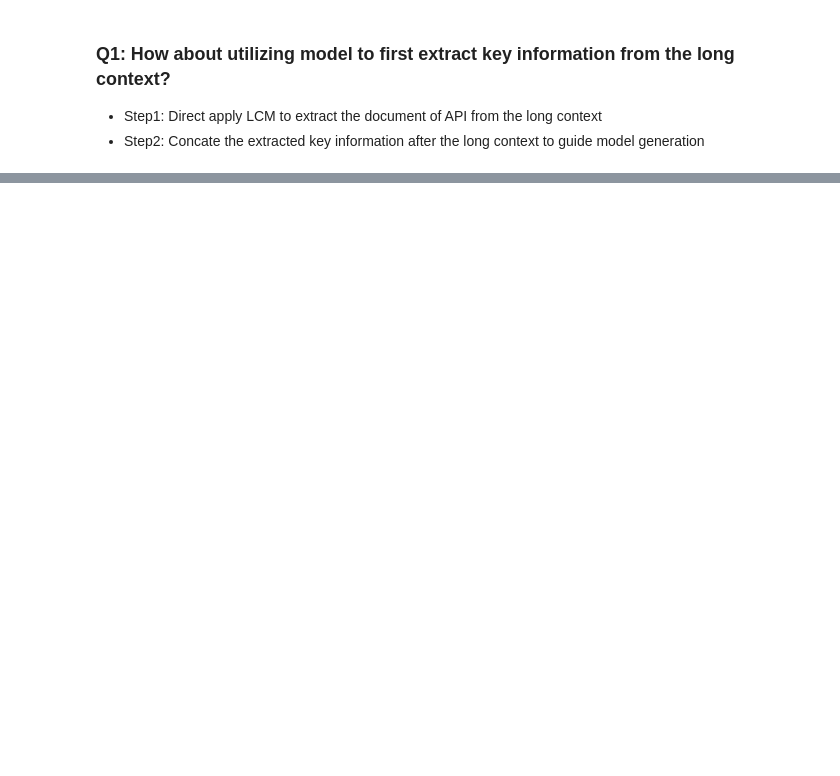
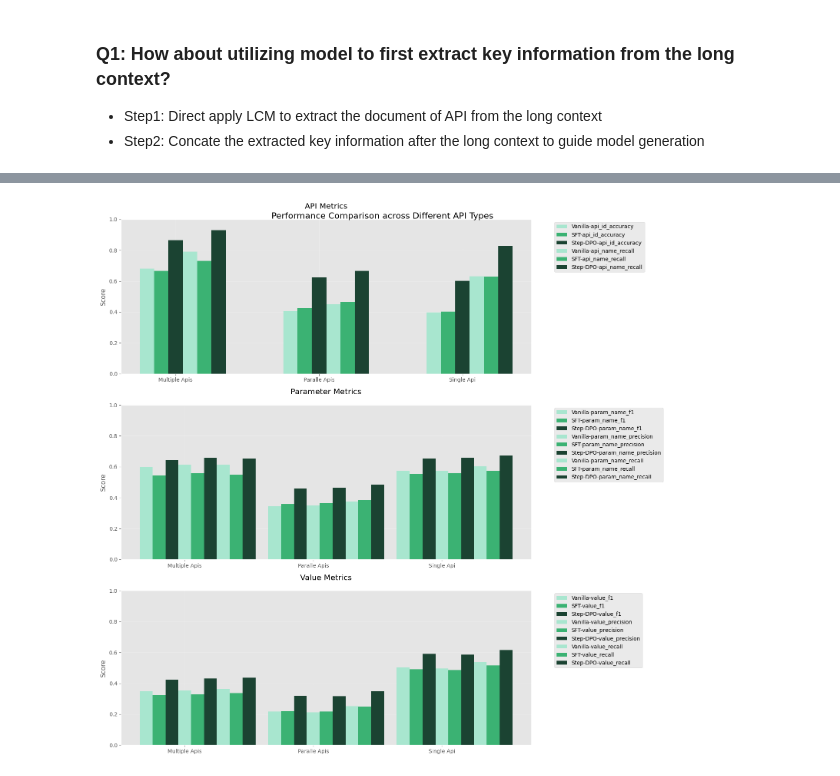
Before and after one commit to ZetangForward/MyRLHF, a Jupyter notebook: evaluation/tool/viz.ipynb, the cells around one changed output, grey strips where cells are left out. Drawn from its saved outputs; the diff is of its cells as text; code cells hidden in the pictures; blank space fills up the shorter version.

```diff
--- a/evaluation/tool/viz.ipynb
+++ b/evaluation/tool/viz.ipynb
@@ -51,0 +611,66 @@ plt.show()
+# %%
+import matplotlib.pyplot as plt
+import numpy as np
+
+# 首先生成DPO数据
+dpo_results = generate_dpo_results(data)
+
+# 设置图形大小和样式
+# plt.style.use('seaborn')
+fig, (ax1, ax2, ax3) = plt.subplots(3, 1, figsize=(15, 15))
+fig.suptitle('Performance Comparison across Different API Types', fontsize=16, y=0.95)
+
+# 定义指标组
+metric_groups = {
+    'API Metrics': ['api_id_accuracy', 'api_name_recall'],
+    'Parameter Metrics': ['param_name_f1', 'param_name_precision', 'param_name_recall'],
+    'Value Metrics': ['value_f1', 'value_precision', 'value_recall']
+}
+
+# 定义颜色方案 - 使用渐变色
+colors = {
+    'vanilla': '#A8E6CF',  # 浅色
+    'SFT_round_1': '#3BB273',  # 中等深度
+    'DPO': '#1B4332'  # 深色
+}
+
+# 设置柱状图的宽度和位置
+bar_width = 0.1
+index = np.arange(len(api_types))
+
+# 绘制每组指标
+for idx, (group_name, metrics) in enumerate(metric_groups.items()):
+    ax = [ax1, ax2, ax3][idx]
+
+    for i, metric in enumerate(metrics):
+        # 获取三个阶段的数据
+        vanilla_values = [data[api]['vanilla'][metric] for api in api_types]
+        sft_values = [data[api]['SFT_round_1'][metric] for api in api_types]
+        dpo_values = [dpo_results[api]['DPO'][metric] for api in api_types]
+
+        # 计算柱状图位置
+        x = index + i * bar_width * 3
+
+        # 绘制柱状图
+        ax.bar(x, vanilla_values, bar_width, label=f'Vanilla-{metric}', color=colors['vanilla'])
+        ax.bar(x + bar_width, sft_values, bar_width, label=f'SFT-{metric}', color=colors['SFT_round_1'])
+        ax.bar(x + 2*bar_width, dpo_values, bar_width, label=f'Step-DPO-{metric}', color=colors['DPO'])
+
+    # 设置x轴标签
+    ax.set_xticks(index + bar_width * (len(metrics)))
+    ax.set_xticklabels([api.replace('rapid_', '').replace('_', ' ').title() for api in api_types])
+
+    # 设置标题和图例
+    ax.set_title(group_name, pad=20)
+    ax.legend(bbox_to_anchor=(1.05, 1), loc='upper left')
+    ax.grid(True, alpha=0.3)
+
+    # 设置y轴范围和标签
+    ax.set_ylim(0, 1)
+    ax.set_ylabel('Score')
+
+# 调整布局
+plt.tight_layout()
+plt.show()
+# %% [output]
+[figure, added]
```
Also changed, not shown: parts of 9 cells of this notebook, 9 other files.
